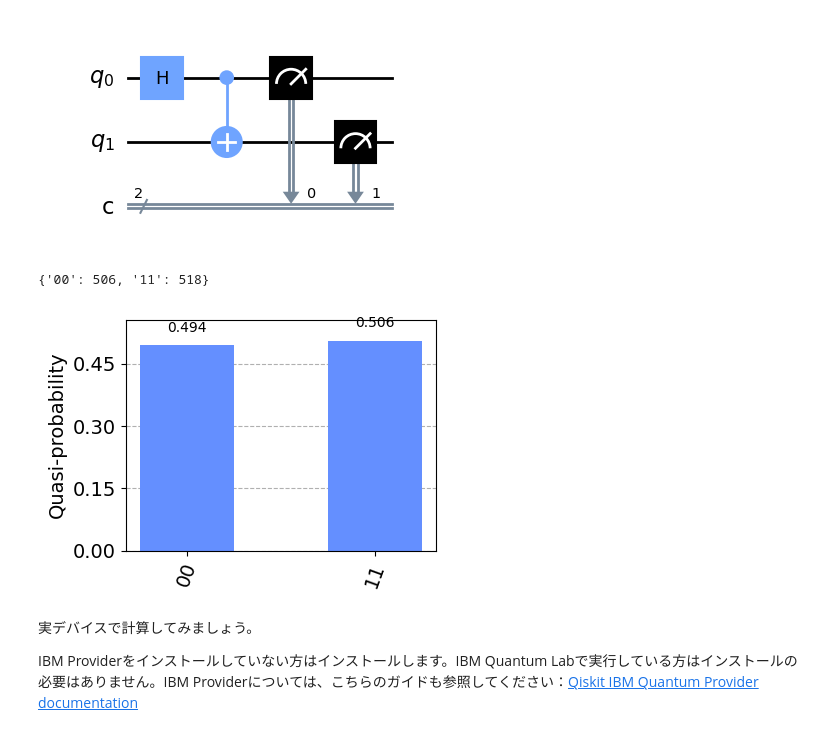
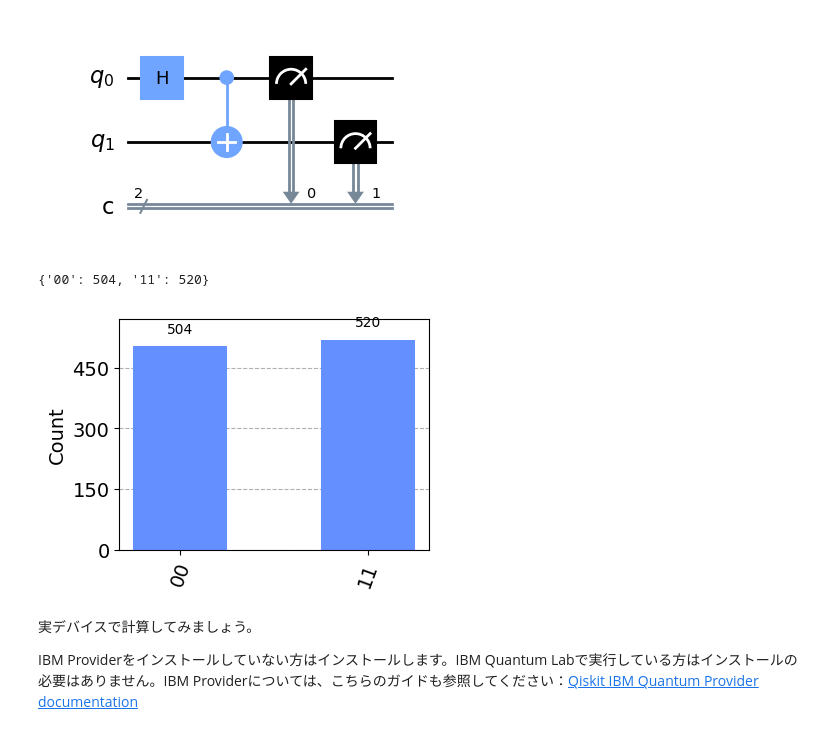
Before and after one commit to kifumi/qiskit-intro-2023, a Jupyter notebook: 20230626_intro.ipynb, the cells around one changed output. Saved outputs shown, nothing was run; the diff lists cells and outputs as text; code cells hidden in the pictures.

```diff
--- a/20230626_intro.ipynb
+++ b/20230626_intro.ipynb
@@ -367,18 +367,18 @@ qc.draw(output="mpl")
 # %%
 # QASMシミュレーターで実験
 backend = Aer.get_backend('qasm_simulator')
 job = backend.run(qc, shots=1024)
 result = job.result()
 
 #  測定された回数を表示
 counts = result.get_counts(qc)
 print(counts)
 
 # ヒストグラムで測定された確率をプロット
-plot_distribution(counts, figsize=(4,3))
+plot_histogram(counts, figsize=(4,3))
 # %% [output]
-{'00': 506, '11': 518}
+{'00': 504, '11': 520}
-[figure, old version]
+[figure, new version]
 # %% [markdown]
 実デバイスで計算してみましょう。
 
```
Also changed, not shown: parts of 2 cells of this notebook.
